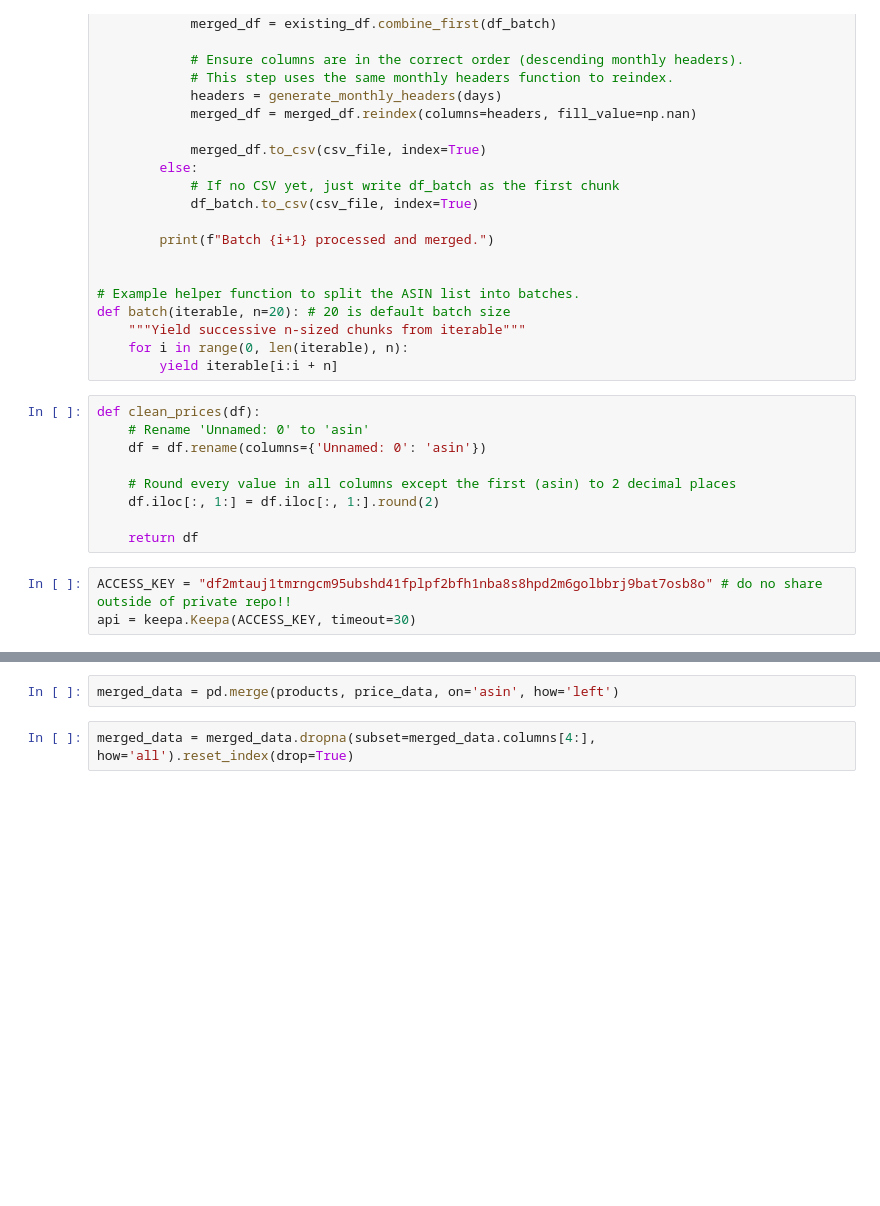
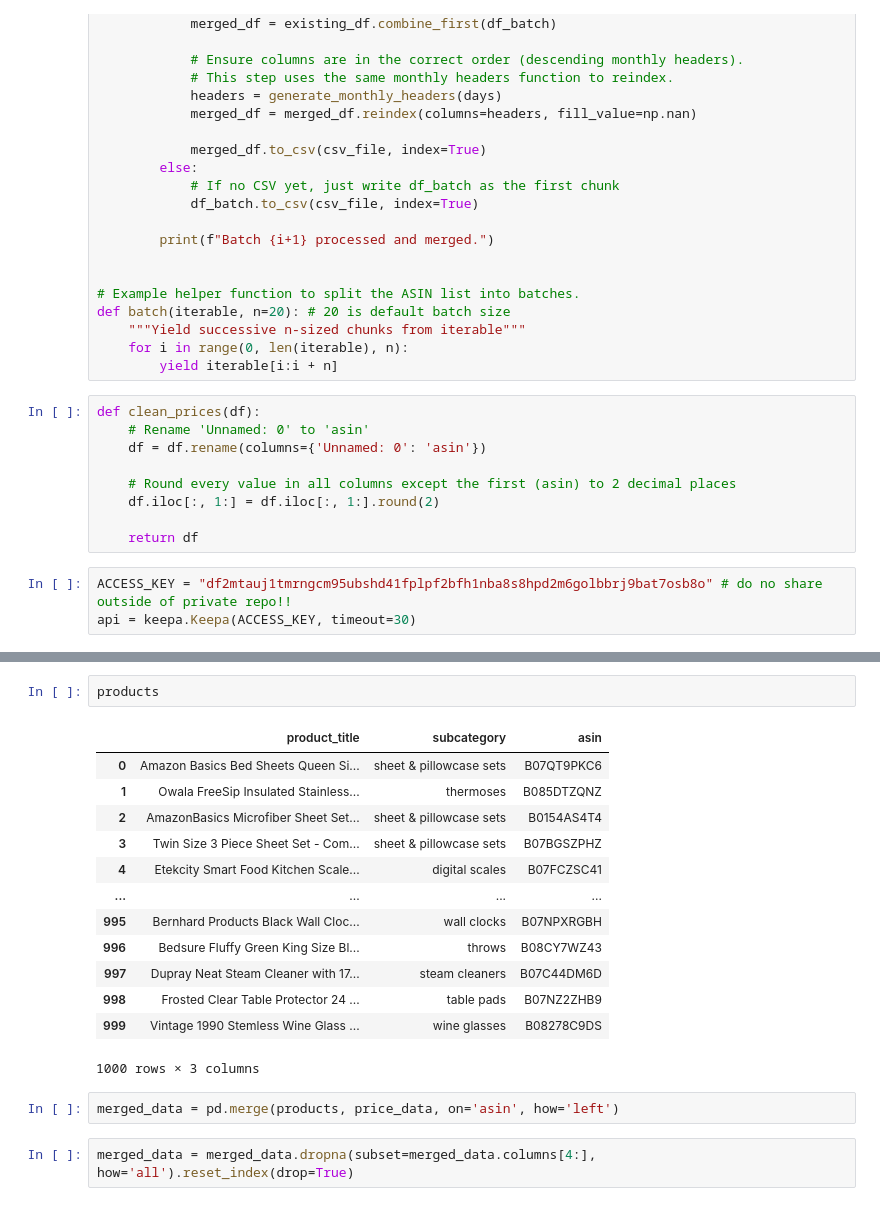
Before and after one commit to domwrm/Amazon-Pricing-Anlysis, a Jupyter notebook: data_collection.ipynb, the cells around one changed output, grey strips where cells are left out. Cells and saved outputs as stored; diff of their text form; blank space fills up the shorter version.

```diff
--- a/data_collection.ipynb
+++ b/data_collection.ipynb
@@ -188,3 +227,19 @@ price_data = price_data.drop(columns=cols_to_drop)
+# %%
+products
+# %% [output]
+|  | product_title | subcategory | asin |
+| 0 | Amazon Basics Bed Sheets Queen Si... | sheet & pillowcase sets | B07QT9PKC6 |
+| 1 | Owala FreeSip Insulated Stainless... | thermoses | B085DTZQNZ |
+| 2 | AmazonBasics Microfiber Sheet Set... | sheet & pillowcase sets | B0154AS4T4 |
+| 3 | Twin Size 3 Piece Sheet Set - Com... | sheet & pillowcase sets | B07BGSZPHZ |
+| 4 | Etekcity Smart Food Kitchen Scale... | digital scales | B07FCZSC41 |
+| ... | ... | ... | ... |
+| 995 | Bernhard Products Black Wall Cloc... | wall clocks | B07NPXRGBH |
+| 996 | Bedsure Fluffy Green King Size Bl... | throws | B08CY7WZ43 |
+| 997 | Dupray Neat Steam Cleaner with 17... | steam cleaners | B07C44DM6D |
+| 998 | Frosted Clear Table Protector 24 ... | table pads | B07NZ2ZHB9 |
+| 999 | Vintage 1990 Stemless Wine Glass ... | wine glasses | B08278C9DS |
+1000 rows × 3 columns
 # %%
 merged_data = pd.merge(products, price_data, on='asin', how='left')
 # %%
```
Also changed, not shown: parts of 10 cells of this notebook, 16 other files.
